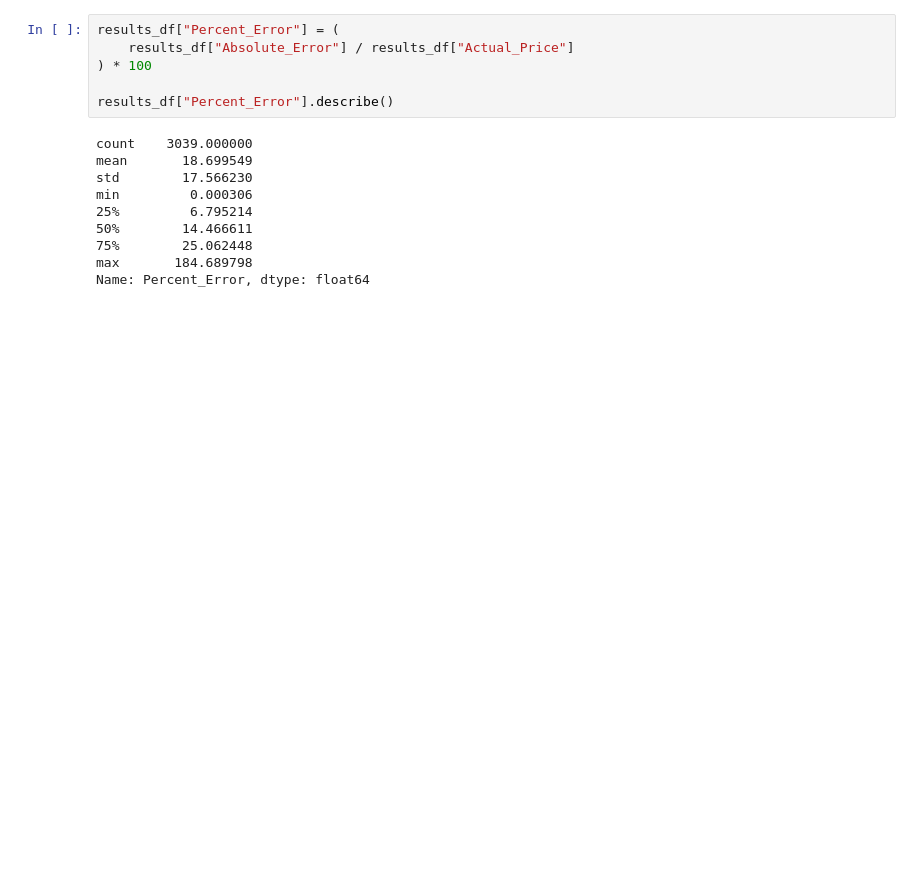
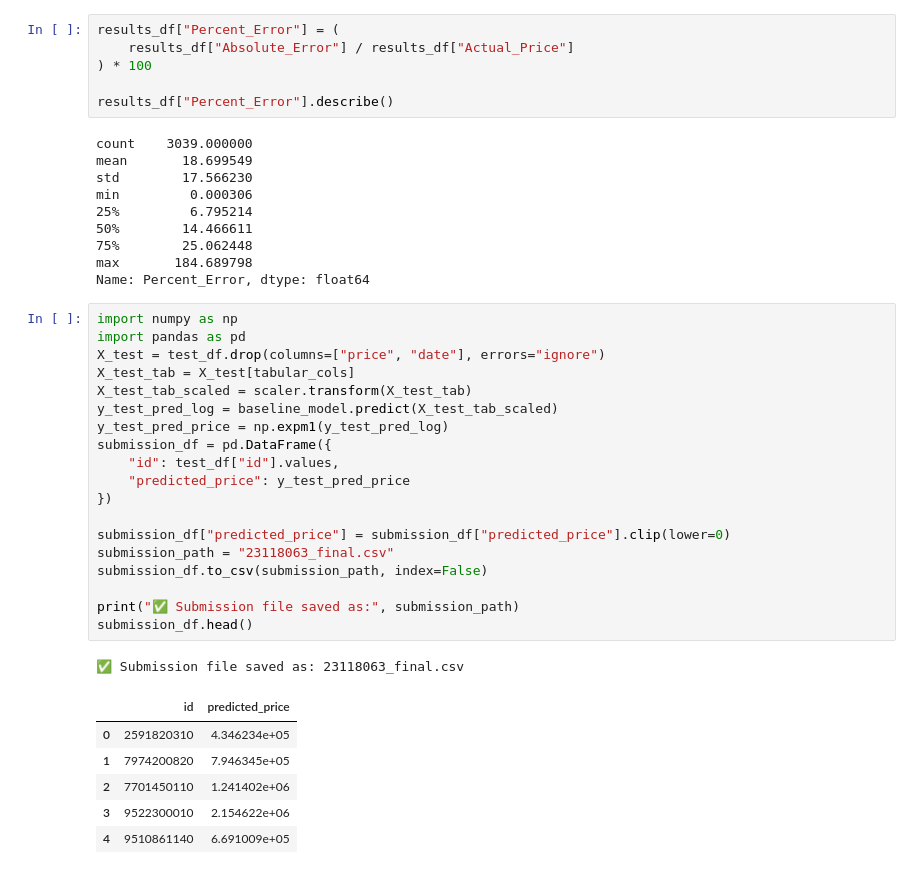
Before and after one commit to harryx32/satellite-property-valuation, a Jupyter notebook: notebooks/model_training.ipynb, the cells around one changed output. Drawn from its saved outputs; the diff is of its cells as text; blank space fills up the shorter version.

Commit message:
Final model training, preprocessing, and submission CSV

```diff
--- a/notebooks/model_training.ipynb
+++ b/notebooks/model_training.ipynb
@@ -393,3 +393,30 @@ min         0.000306
 75%        25.062448
 max       184.689798
 Name: Percent_Error, dtype: float64
+# %%
+import numpy as np
+import pandas as pd
+X_test = test_df.drop(columns=["price", "date"], errors="ignore")
+X_test_tab = X_test[tabular_cols]
+X_test_tab_scaled = scaler.transform(X_test_tab)
+y_test_pred_log = baseline_model.predict(X_test_tab_scaled)
+y_test_pred_price = np.expm1(y_test_pred_log)
+submission_df = pd.DataFrame({
+    "id": test_df["id"].values,
+    "predicted_price": y_test_pred_price
+})
+
+submission_df["predicted_price"] = submission_df["predicted_price"].clip(lower=0)
+submission_path = "23118063_final.csv"
+submission_df.to_csv(submission_path, index=False)
+
+print("✅ Submission file saved as:", submission_path)
+submission_df.head()
+# %% [output]
+✅ Submission file saved as: 23118063_final.csv
+|  | id | predicted_price |
+| 0 | 2591820310 | 4.346234e+05 |
+| 1 | 7974200820 | 7.946345e+05 |
+| 2 | 7701450110 | 1.241402e+06 |
+| 3 | 9522300010 | 2.154622e+06 |
+| 4 | 9510861140 | 6.691009e+05 |
```
Also changed, not shown: 2 other files.
